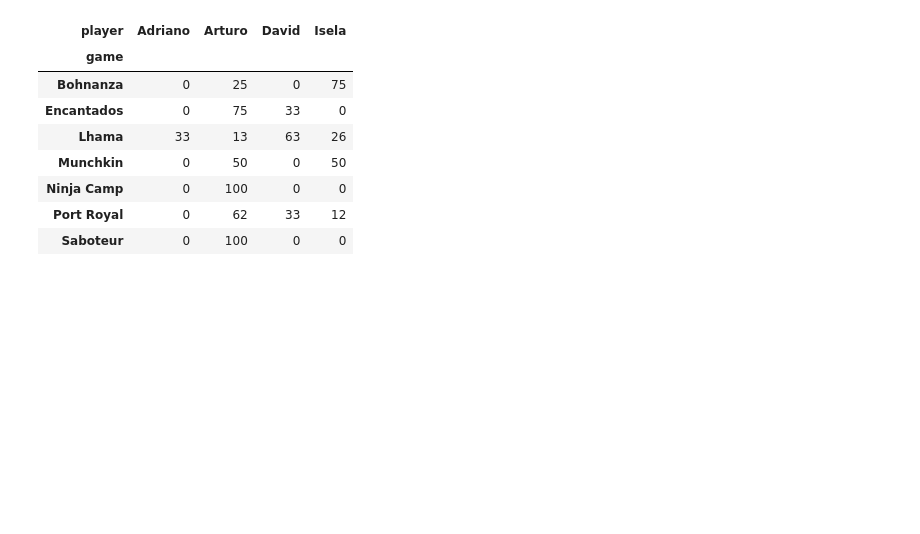
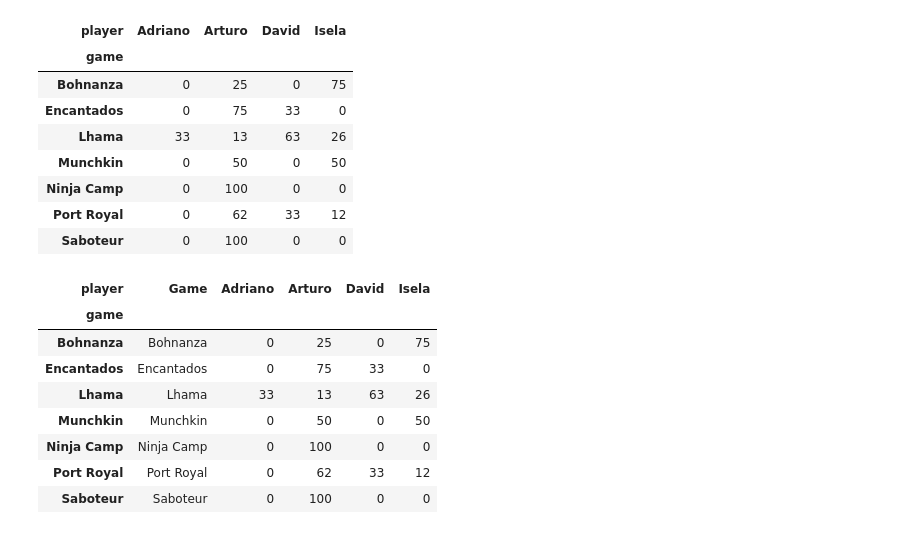
Before and after one commit to mhacarthur/card-game-stats, a Jupyter notebook: statistics.ipynb, the cells around one changed output. Drawn from its saved outputs; the diff is of its cells as text; code cells hidden in the pictures; blank space fills up the shorter version.

```diff
--- a/statistics.ipynb
+++ b/statistics.ipynb
@@ -98,3 +115,18 @@ game_pivot
 | Ninja Camp | 0 | 100 | 0 | 0 |
 | Port Royal | 0 | 62 | 33 | 12 |
 | Saboteur | 0 | 100 | 0 | 0 |
+# %%
+idx = 0
+new_col = ('Bohnanza','Encantados','Lhama','Munchkin','Ninja Camp','Port Royal','Saboteur')
+game_pivot.insert(loc=idx, column='Game', value=new_col)
+game_pivot
+# %% [output]
+| player | Game | Adriano | Arturo | David | Isela |
+| game |  |  |  |  |  |
+| Bohnanza | Bohnanza | 0 | 25 | 0 | 75 |
+| Encantados | Encantados | 0 | 75 | 33 | 0 |
+| Lhama | Lhama | 33 | 13 | 63 | 26 |
+| Munchkin | Munchkin | 0 | 50 | 0 | 50 |
+| Ninja Camp | Ninja Camp | 0 | 100 | 0 | 0 |
+| Port Royal | Port Royal | 0 | 62 | 33 | 12 |
+| Saboteur | Saboteur | 0 | 100 | 0 | 0 |
```
Also changed, not shown: parts of 7 cells of this notebook, 3 other files.
